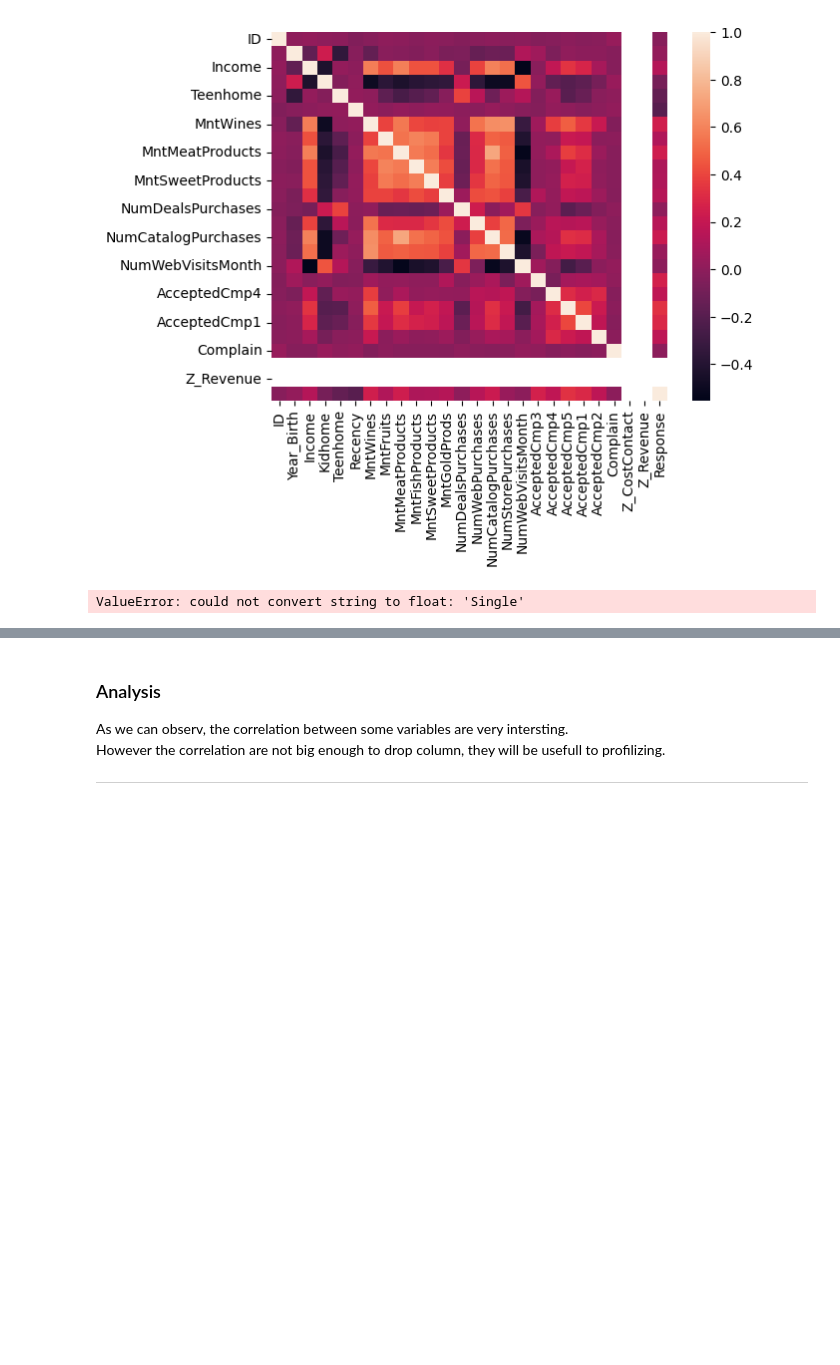
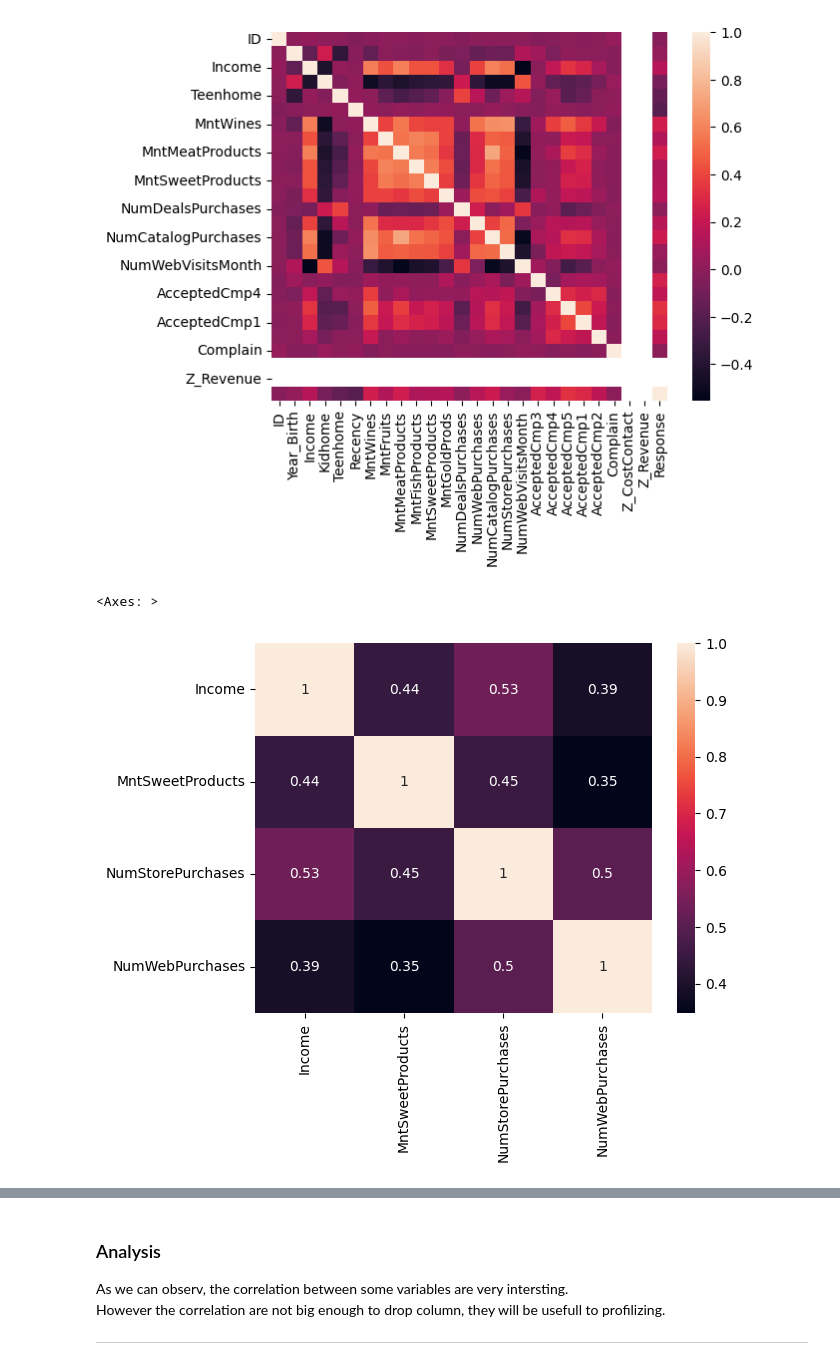
Before and after one commit to antonella-giovannetti/customer-personality-analysis, a Jupyter notebook: analysis/exploratory.ipynb, the cells around one changed output, grey strips where cells are left out. Drawn from its saved outputs; the diff is of its cells as text; code cells hidden in the pictures; blank space fills up the shorter version.

```diff
--- a/analysis/exploratory.ipynb
+++ b/analysis/exploratory.ipynb
@@ -110,8 +144,9 @@ heatmap(dataframe_numerical_matrix)
 <Axes: >
 [figure]
 # %%
-correlation_columns = ['Income', 'MntSweetProducts', 'Marital_Status', 'NumStorePurchases', 'NumWebPurchases']
+correlation_columns = ['Income', 'MntSweetProducts', 'NumStorePurchases', 'NumWebPurchases']
 dataframe_best_matrix = dataframe[correlation_columns].corr()
 heatmap(dataframe_best_matrix, annot=True)
 # %% [output]
-ValueError: could not convert string to float: 'Single'
+<Axes: >
+[figure, added]
```
Also changed, not shown: parts of 13 cells of this notebook, 9 other files.
